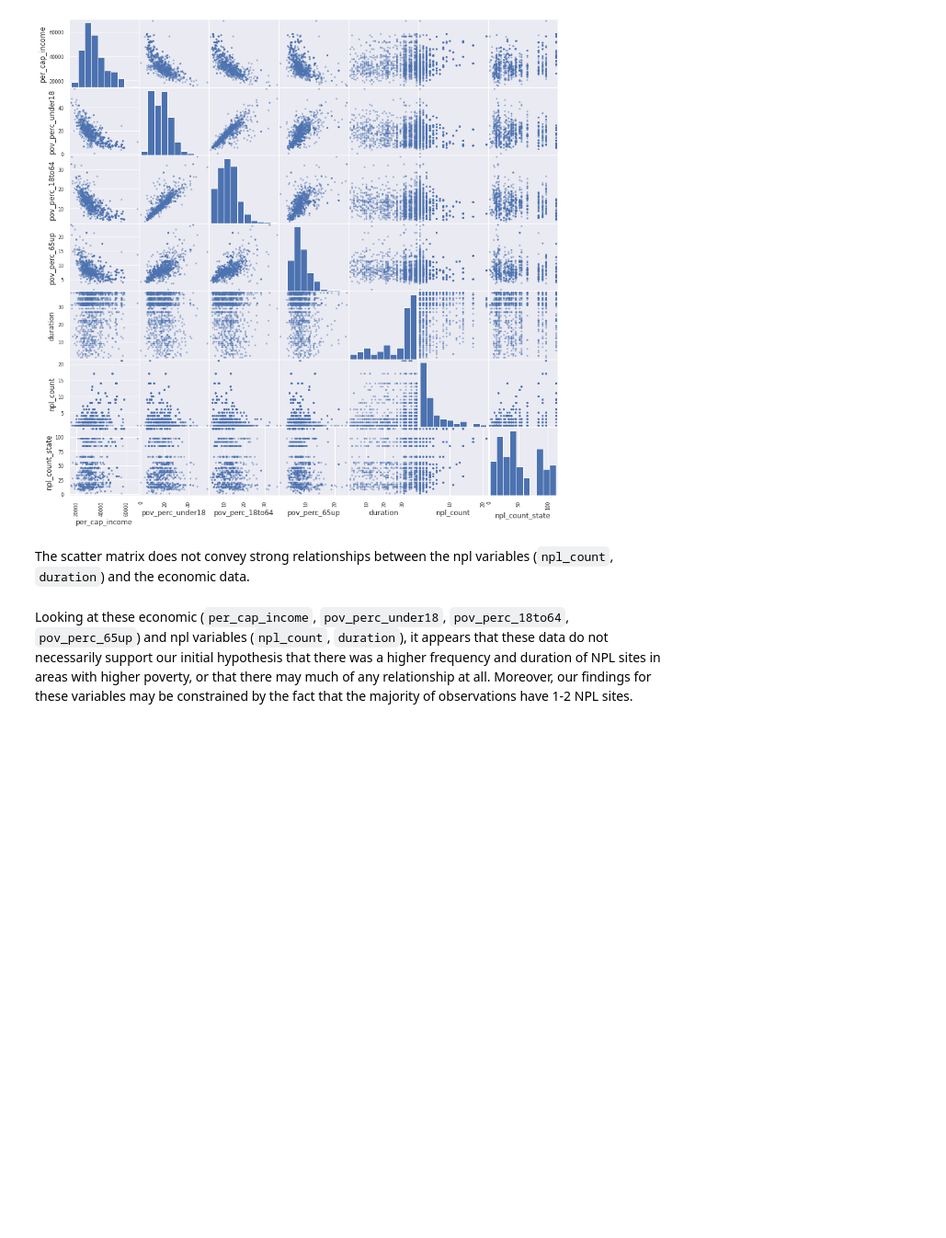
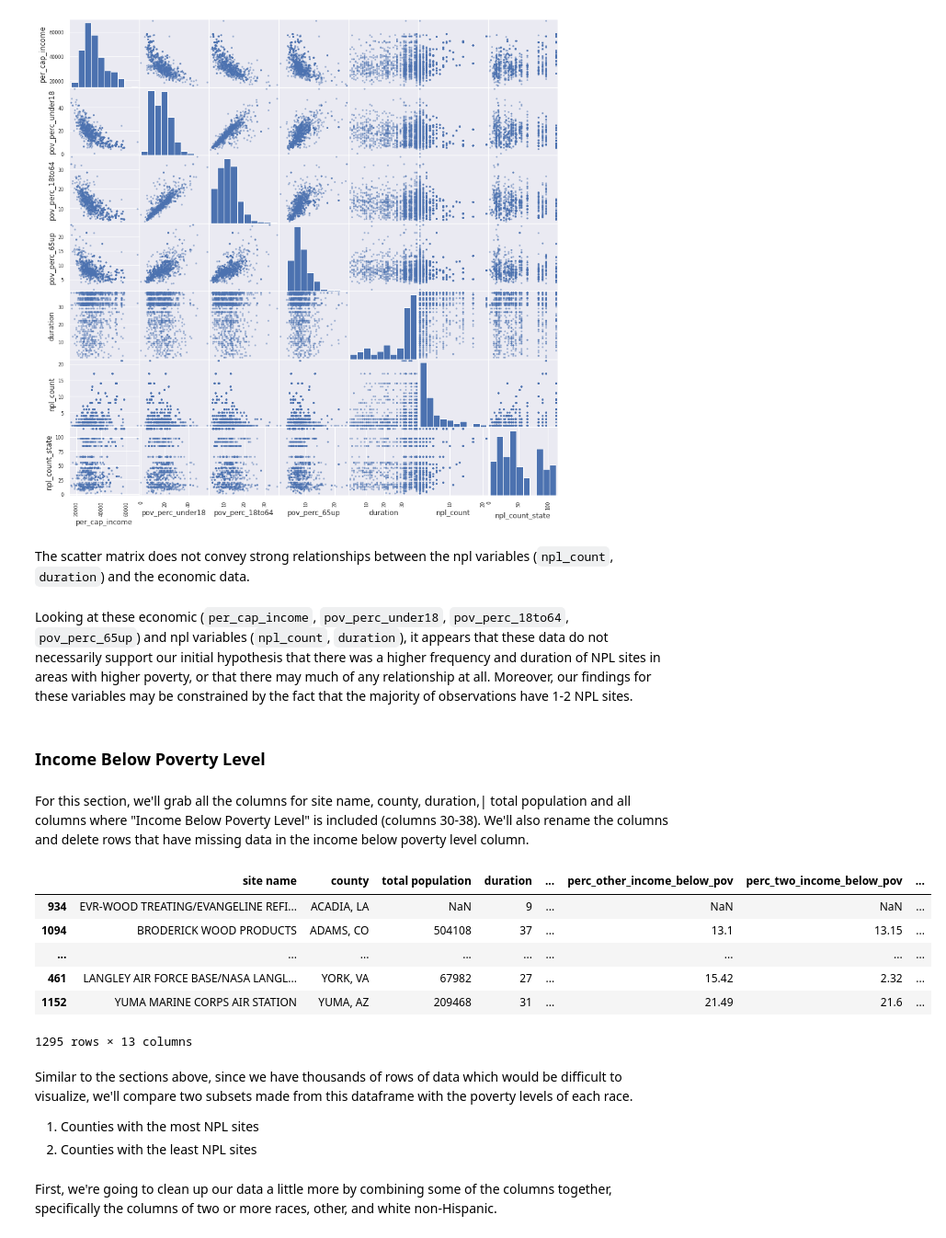
Before and after one commit to jeinuh/superfund-project, a Jupyter notebook: EDACheckpoint_group011.ipynb, the cells around one changed output. Shown at 92% size. Cells and saved outputs as stored; diff of their text form; code cells hidden in the pictures; blank space fills up the shorter version.

```diff
--- a/EDACheckpoint_group011.ipynb
+++ b/EDACheckpoint_group011.ipynb
@@ -842,3 +842,50 @@ pd.plotting.scatter_matrix(age_df,
 The scatter matrix does not convey strong relationships between the npl variables (`npl_count`, `duration`) and the economic data.
 # %% [markdown]
 Looking at these economic (`per_cap_income`, `pov_perc_under18`, `pov_perc_18to64`, `pov_perc_65up`) and npl variables (`npl_count`, `duration`), it appears that these data do not necessarily support our initial hypothesis that there was a higher frequency and duration of NPL sites in areas with higher poverty, or that there may much of any relationship at all. Moreover, our findings for these variables may be constrained by the fact that the majority of observations have 1-2 NPL sites.
+# %% [markdown]
+### Income Below Poverty Level
+# %% [markdown]
+For this section, we'll grab all the columns for site name, county, duration,| total population and all columns where "Income Below Poverty Level" is included (columns 30-38). We'll also rename the columns and delete rows that have missing data in the income below poverty level column.
+# %%
+below_pov_df = county_df[['site name',
+                          'county',
+                          'Total Population',
+                          'duration',
+                          '% White Alone Population for Whom Poverty Status Is  Determined: Income Below Poverty Level',
+                          '% Black or African American Alone Population for  Whom&nbsp; Poverty Status Is Determined: Income Below Poverty Level',
+                          '% American Indian and Alaska Native Alone  Population For&nbsp; Whom Poverty Status Is Determined: Income Below Poverty Level',
+                          '% Asian Alone Population for Whom Poverty Status Is  Determined: Income Below Poverty Level',
+                          '% Native Hawaiian and Other Pacific Islander Alone &nbsp; Population for Whom Poverty Status Is Determined: Income Below Poverty Level',
+                          '% Some Other Race Alone Population for Whom Poverty  Status Is Determined: Income Below Poverty Level',
+                          '% Two or More Races Population for Whom Poverty  Status Is Determined: Income Below Poverty Level',
+                          '% Hispanic or Latino Population for Whom Poverty  Status Is Determined: Income Below Poverty Level',
+                          '% White Alone, Not Hispanic or Latino Population  for Whom&nbsp; Poverty Status Is Determined: Income Below Poverty Level']]
+
+below_pov_df.columns = ['site name',
+                       'county',
+                       'total population',
+                        'duration',
+                       'perc_white_income_below_pov',
+                       'perc_black_income_below_pov',
+                       'perc_indigenous_income_below_pov',
+                       'perc_asian_income_below_pov',
+                       'perc_islander_income_below_pov',
+                       'perc_other_income_below_pov',
+                       'perc_two_income_below_pov',
+                       'perc_hispanic_income_below_pov',
+                       'perc_whitenonhisp_income_below_pov']
+below_pov_df
+# %% [output]
+|  | site name | county | total population | duration | ... | perc_other_income_below_pov | perc_two_income_below_pov | ... |
+| 934 | EVR-WOOD TREATING/EVANGELINE REFI... | ACADIA, LA | NaN | 9 | ... | NaN | NaN | ... |
+| 1094 | BRODERICK WOOD PRODUCTS | ADAMS, CO | 504108 | 37 | ... | 13.1 | 13.15 | ... |
+| ... | ... | ... | ... | ... | ... | ... | ... | ... |
+| 461 | LANGLEY AIR FORCE BASE/NASA LANGL... | YORK, VA | 67982 | 27 | ... | 15.42 | 2.32 | ... |
+| 1152 | YUMA MARINE CORPS AIR STATION | YUMA, AZ | 209468 | 31 | ... | 21.49 | 21.6 | ... |
+1295 rows × 13 columns
+# %% [markdown]
+Similar to the sections above, since we have thousands of rows of data which would be difficult to visualize, we'll compare two subsets made from this dataframe with the poverty levels of each race.
+1. Counties with the most NPL sites
+2. Counties with the least NPL sites
+# %% [markdown]
+First, we're going to clean up our data a little more by combining some of the columns together, specifically the columns of two or more races, other, and white non-Hispanic.
```
Also changed, not shown: parts of 50 cells of this notebook.
